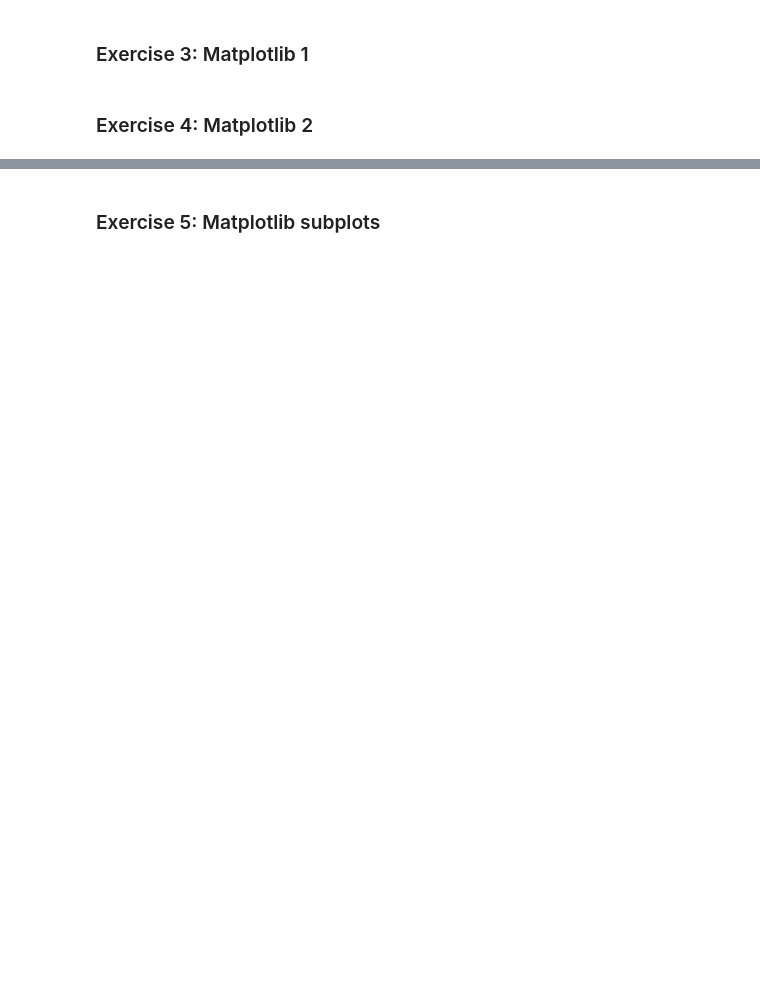
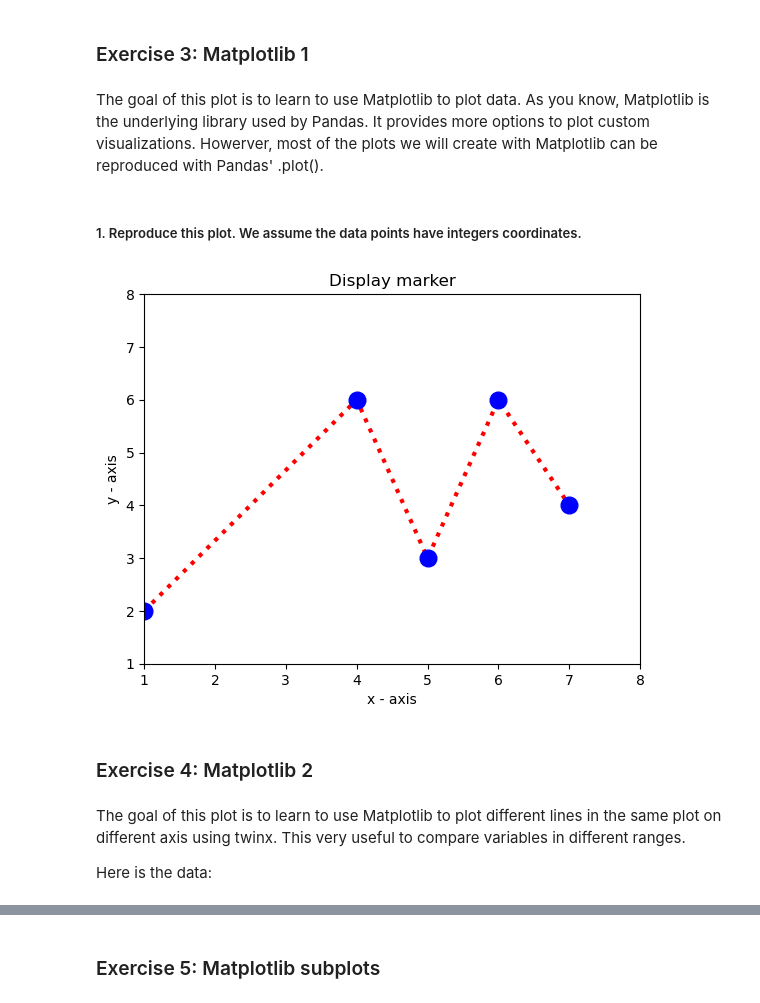
Before and after one commit to coulou800/piscine-ai, a Jupyter notebook: Visualizations-Notebook.ipynb, the cells around one changed output, grey strips where cells are left out. Cells and saved outputs as stored; diff of their text form; code cells hidden in the pictures; blank space fills up the shorter version.

```diff
--- a/Visualizations-Notebook.ipynb
+++ b/Visualizations-Notebook.ipynb
@@ -76,4 +81,32 @@ df[["num_children","age"]].plot(xlabel="age",ylabel="num_children")
 # %% [markdown]
 ### Exercise 3: Matplotlib 1
+# %% [markdown]
+The goal of this plot is to learn to use Matplotlib to plot data. As you know, Matplotlib is the underlying library used by Pandas. It provides more options to plot custom visualizations. Howerver, most of the plots we will create with Matplotlib can be reproduced with Pandas' .plot().
+# %% [markdown]
+##### 1. Reproduce this plot. We assume the data points have integers coordinates.
+# %%
+# Data for the plot
+x = [1, 4, 5, 6, 7]
+y = [2, 6, 3, 6, 4]
+
+plt.plot(x, y, 'r:',linewidth=3 ,marker='o',markeredgecolor='blue', markerfacecolor='blue', markersize=12)
+
+# Add title and labels
+plt.title("Display marker")
+plt.xlabel("x - axis")
+plt.ylabel("y - axis")
+
+# Set limits for x and y axes
+plt.xlim(1, 8)
+plt.ylim(1, 8)
+
+# Show the plot
+plt.show()
+# %% [output]
+[figure, added]
 # %% [markdown]
 ### Exercise 4: Matplotlib 2
+# %% [markdown]
+The goal of this plot is to learn to use Matplotlib to plot different lines in the same plot on different axis using twinx. This very useful to compare variables in different ranges.
+
+Here is the data:
```
Also changed, not shown: parts of 14 cells of this notebook.
